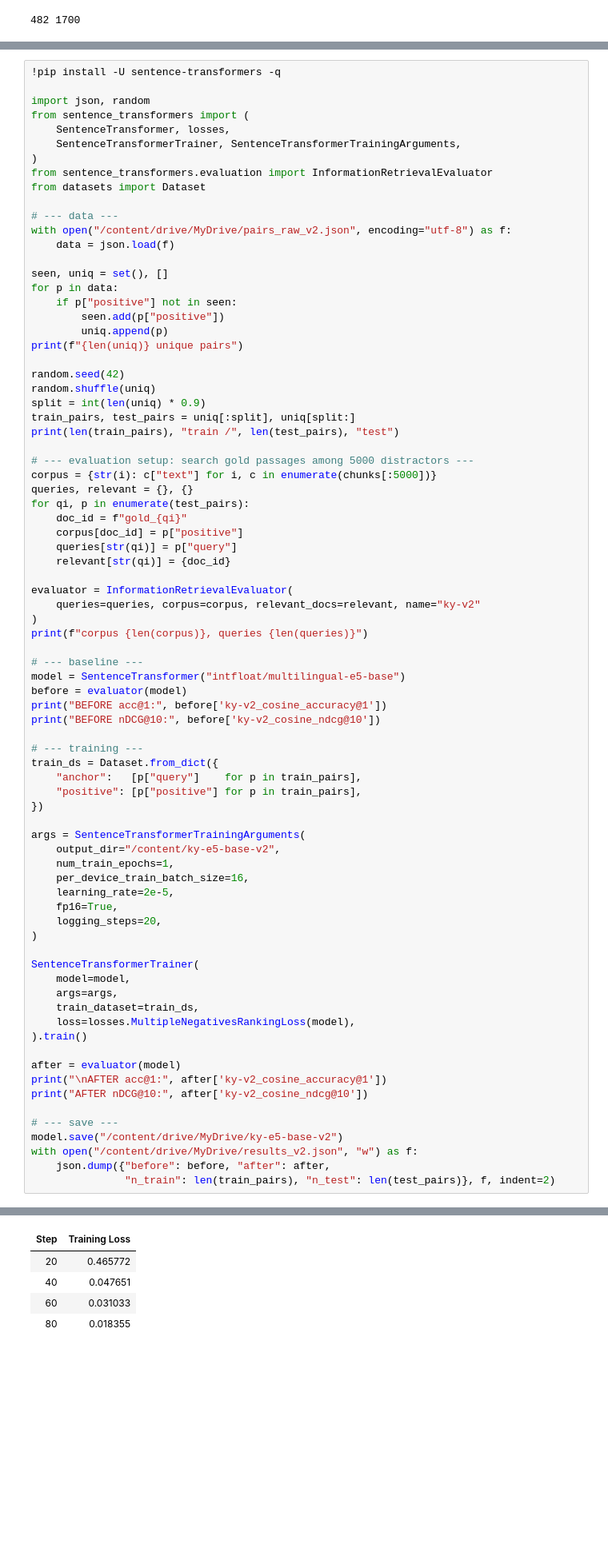
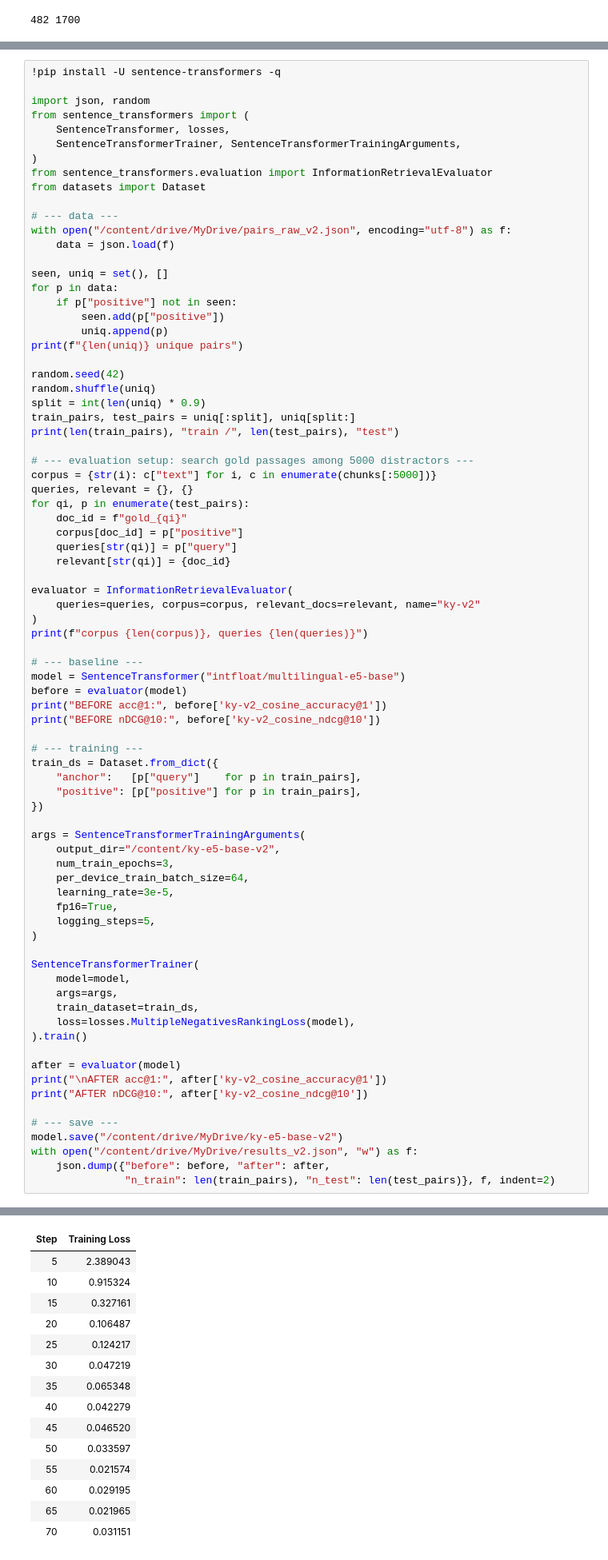
Before and after one commit to askarbekkk/kyrgyz-embeddings, a Jupyter notebook: kyrgyz-embeddings.ipynb, the cells around one changed output, grey strips where cells are left out. Shown at 80% size. Drawn from its saved outputs; the diff is of its cells as text; blank space fills up the shorter version.

```diff
--- a/kyrgyz-embeddings.ipynb
+++ b/kyrgyz-embeddings.ipynb
@@ -409,11 +409,11 @@ train_ds = Dataset.from_dict({
 
 args = SentenceTransformerTrainingArguments(
     output_dir="/content/ky-e5-base-v2",
-    num_train_epochs=1,
-    per_device_train_batch_size=16,
-    learning_rate=2e-5,
+    num_train_epochs=3,
+    per_device_train_batch_size=64,
+    learning_rate=3e-5,
     fp16=True,
-    logging_steps=20,
+    logging_steps=5,
 )
 
 SentenceTransformerTrainer(
@@ -445,6 +445,16 @@ BEFORE nDCG@10: 0.820853599212609
 | Step | Training Loss |
-| 20 | 0.465772 |
-| 40 | 0.047651 |
-| 60 | 0.031033 |
-| 80 | 0.018355 |
+| 5 | 2.389043 |
+| 10 | 0.915324 |
+| 15 | 0.327161 |
+| 20 | 0.106487 |
+| 25 | 0.124217 |
+| 30 | 0.047219 |
+| 35 | 0.065348 |
+| 40 | 0.042279 |
+| 45 | 0.046520 |
+| 50 | 0.033597 |
+| 55 | 0.021574 |
+| 60 | 0.029195 |
+| 65 | 0.021965 |
+| 70 | 0.031151 |
 AFTER acc@1: 0.6352941176470588
```
Also changed, not shown: parts of 7 cells of this notebook.
